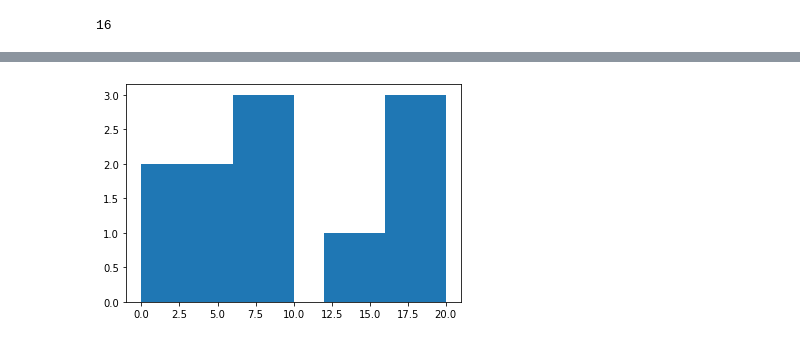
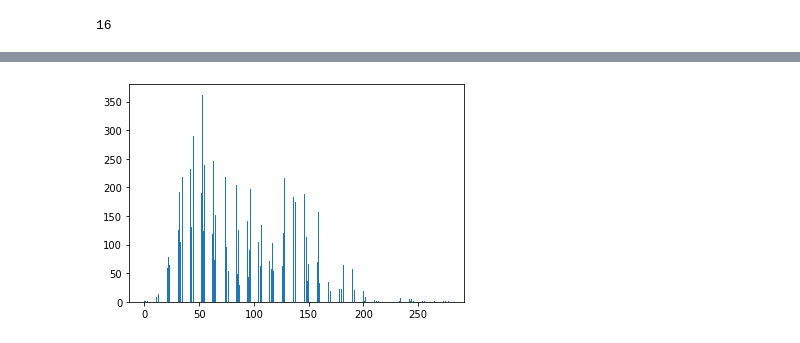
Before and after one commit to neelparekh9/collatz, a Jupyter notebook: collatz.ipynb, the cells around one changed output, grey strips where cells are left out. Cells and saved outputs as stored; diff of their text form; code cells hidden in the pictures.

```diff
--- a/collatz.ipynb
+++ b/collatz.ipynb
@@ -16,8 +17,12 @@ collatz(7)
 # %% [output]
 16
 # %%
-num = list(range(1,21))
+num = list(range(1,20001))
 col_list = list(map(collatz,num))
-xi = list(range(1,1001))
+#xi = list(range(1,10001))
 #num
 #col_list
+df = pd.DataFrame(col_list)
+num = pd.DataFrame(num)
+#df.max()
+df.idxmax()
@@ -29,5 +32,6 @@ plt.show()
-# %%
-plt.hist(col_list)
-plt.show()
-# %% [output]
-[figure, removed]
+# %%
+#plt.xlim(0, 250)
+plt.hist(df, bins = 1000)
+plt.show()
+# %% [output]
+[figure, added]
```
Also changed, not shown: parts of 3 cells of this notebook.
